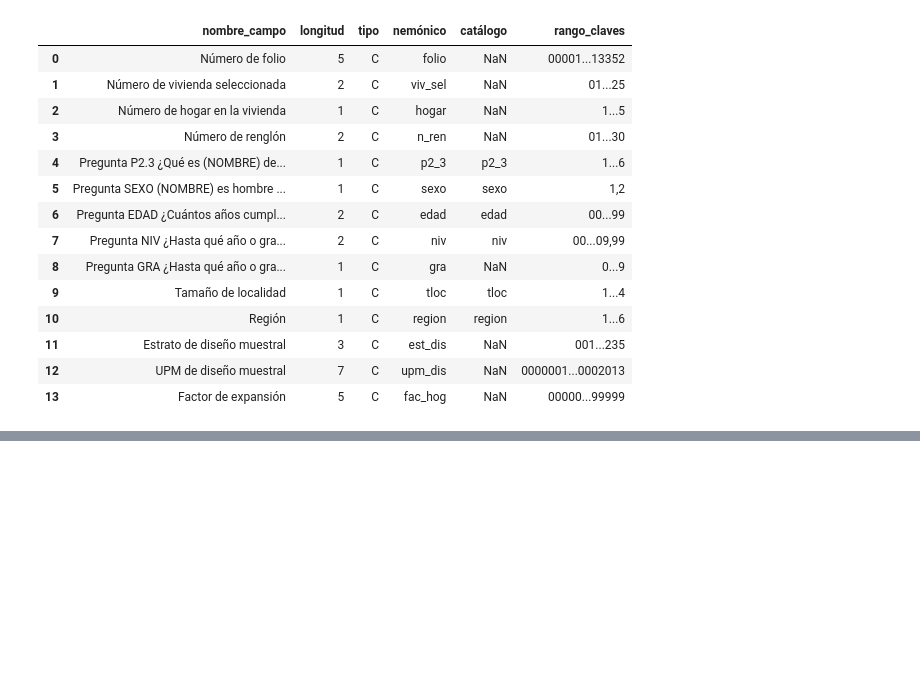
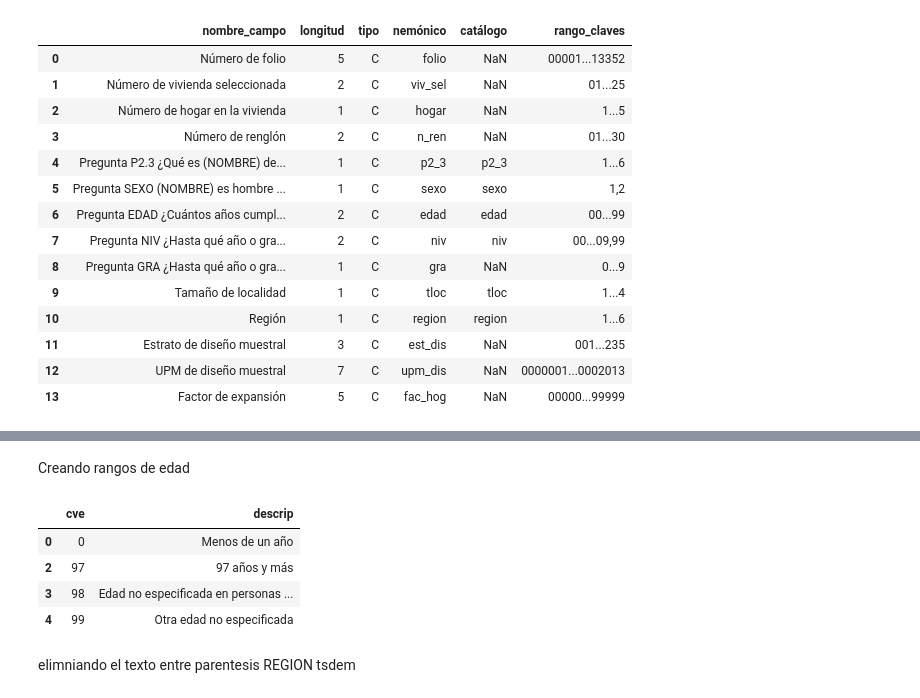
Before and after one commit to luiscarp/Analisis_ENIF, a Jupyter notebook: ENIF.ipynb, the cells around one changed output, grey strips where cells are left out. Cells and saved outputs as stored; diff of their text form; code cells hidden in the pictures; blank space fills up the shorter version.

```diff
--- a/ENIF.ipynb
+++ b/ENIF.ipynb
@@ -347,0 +452,10 @@ memory usage: 3.1 MB
+# %% [markdown]
+Creando rangos de edad
+# %%
+tmodulo["catalogos"]["edad"]
+# %% [output]
+|  | cve | descrip |
+| 0 | 0 | Menos de un año |
+| 2 | 97 | 97 años y más |
+| 3 | 98 | Edad no especificada en personas ... |
+| 4 | 99 | Otra edad no especificada |
@@ -347,0 +477,2 @@ memory usage: 3.1 MB
+# %% [markdown]
+elimniando el texto entre parentesis REGION tsdem
```
Also changed, not shown: parts of 30 cells of this notebook, 2 other files.
